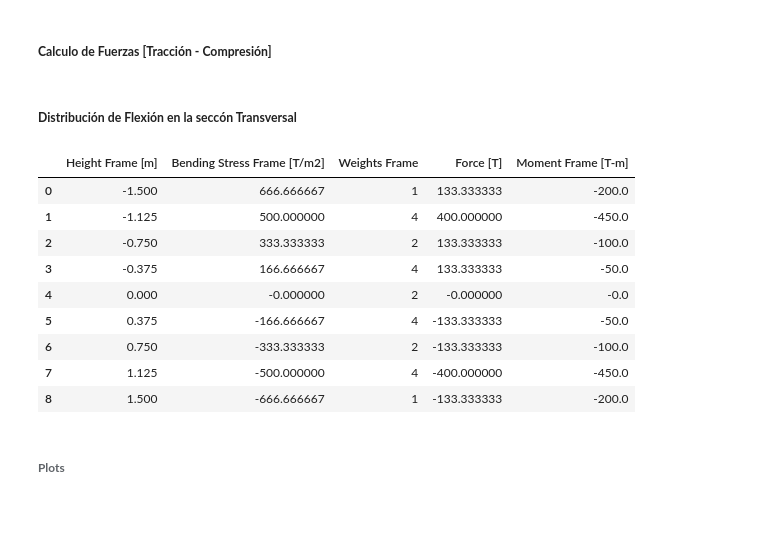
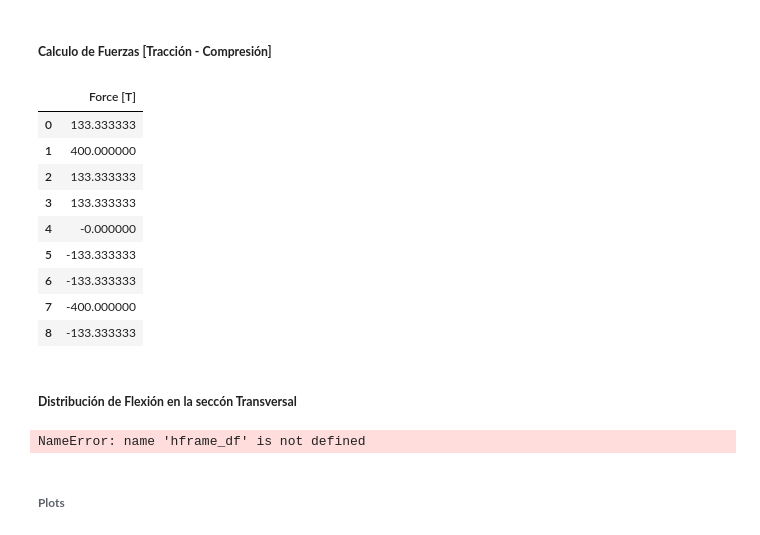
Before and after one commit to Normando1945/Repo_Computational_Methods, a Jupyter notebook: examples/Simple_FEM_processing.ipynb, the cells around one changed output. Saved outputs shown, nothing was run; the diff lists cells and outputs as text; code cells hidden in the pictures.

```diff
--- a/examples/Simple_FEM_processing.ipynb
+++ b/examples/Simple_FEM_processing.ipynb
@@ -295,20 +297,13 @@ Resl.head(len(Resl))                                                        # di
 # %% [markdown]
 ##### **Esfuerzos Promedio [Frame]**
 # %%
-hframe = []                                                                 # initialize empty list for heights along frame section
-S11_frame = []                                                              # initialize empty list for bending stresses along section
-size_div = h/numdiv                                                         # compute size of each division (height step)
-for i in np.arange(0,numdiv + 1, 1):                                        # loop over divisions including both ends
-    hframe.append(i*size_div - h/2)                                         # append height value measured from neutral axis
-    S11_frame.append(M * (hframe[i]) / I * -1                               # compute bending stress at that height (sign inverted)
-                       )
-hframe = np.array(hframe)                                                   # convert heights list to numpy array
-S11_frame = np.array(S11_frame)                                             # convert stresses list to numpy array
-S11_frame_df = pd.DataFrame(                                                # create DataFrame for bending stress
-    S11_frame,
-    columns=['Bending Stress Frame [T/m2]']
-)
-hframe_df = pd.DataFrame(hframe, columns=['Height Frame [m]'])              # create DataFrame for heights
-Resl_frame = pd.concat([hframe_df, S11_frame_df], axis=1)                   # concatenate heights and stresses into one DataFrame
+Test = DistStress_Force_Mom_Frame(h,numdiv,M,I)
+
+Resl_frame, hframe, S11_frame, size_div = Test.StressDistribution_Frame()
+print('='*120)
+print("\033[1;32m✅ Resuts of Stress Distribution\033[0m")
+print('h [m] = ', h)
+print('size of the divition [m] = ', size_div)
+print('='*120)
 Resl_frame.head(len(Resl_frame))                                            # display all rows of the resulting DataFrame
 # %% [output]
@@ -365,6 +365,18 @@ w_frames_df.head(len(w_frames_df))                                          # di
 # %%
 F_A_frame = S11_frame.flatten() * b * w_frames.flatten()                    # compute axial force contributions at each height
 F_A_frame_df = pd.DataFrame(F_A_frame, columns=['Force [T]'])               # create DataFrame for axial forces
+F_A_frame_df.head(len(F_A_frame))
+# %% [output]
+|  | Force [T] |
+| 0 | 133.333333 |
+| 1 | 400.000000 |
+| 2 | 133.333333 |
+| 3 | 133.333333 |
+| 4 | -0.000000 |
+| 5 | -133.333333 |
+| 6 | -133.333333 |
+| 7 | -400.000000 |
+| 8 | -133.333333 |
 # %% [markdown]
 ##### **Distribución de Flexión en la seccón Transversal**
 # %%
@@ -375,16 +387,7 @@ M_frame_df.head(len(M_frame_df))
 Res_frmae = pd.concat([hframe_df, S11_frame_df, w_frames_df, F_A_frame_df, M_frame_df], axis=1)     # concatenate results into one DataFrame
 Res_frmae.head(len(Res_frmae))                                                                      # display all rows of the summary DataFrame
 # %% [output]
-|  | Height Frame [m] | Bending Stress Frame [T/m2] | Weights Frame | Force [T] | Moment Frame [T-m] |
-| 0 | -1.500 | 666.666667 | 1 | 133.333333 | -200.0 |
-| 1 | -1.125 | 500.000000 | 4 | 400.000000 | -450.0 |
-| 2 | -0.750 | 333.333333 | 2 | 133.333333 | -100.0 |
-| 3 | -0.375 | 166.666667 | 4 | 133.333333 | -50.0 |
-| 4 | 0.000 | -0.000000 | 2 | -0.000000 | -0.0 |
-| 5 | 0.375 | -166.666667 | 4 | -133.333333 | -50.0 |
-| 6 | 0.750 | -333.333333 | 2 | -133.333333 | -100.0 |
-| 7 | 1.125 | -500.000000 | 4 | -400.000000 | -450.0 |
-| 8 | 1.500 | -666.666667 | 1 | -133.333333 | -200.0 |
+NameError: name 'hframe_df' is not defined
 # %% [markdown]
 ###### **Plots**
 # %%
```
Also changed, not shown: parts of 7 cells of this notebook, 7 other files.
